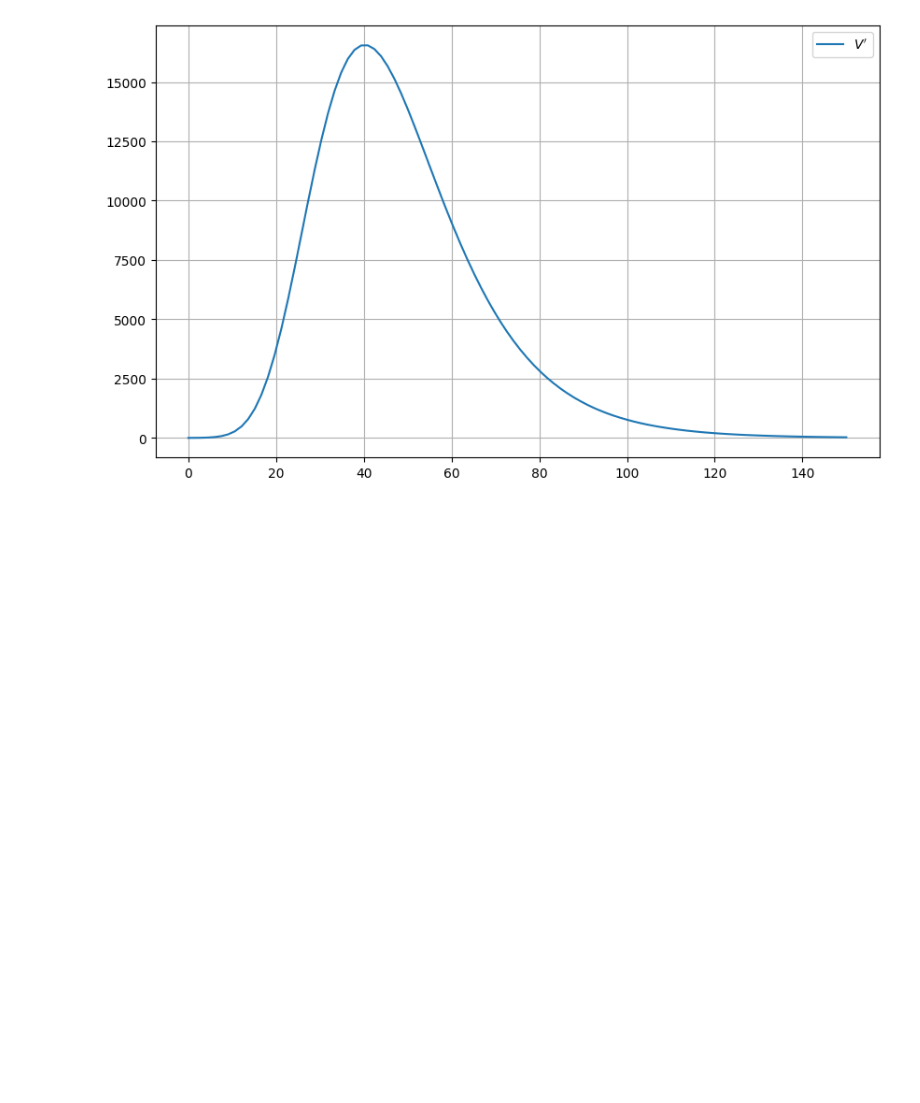
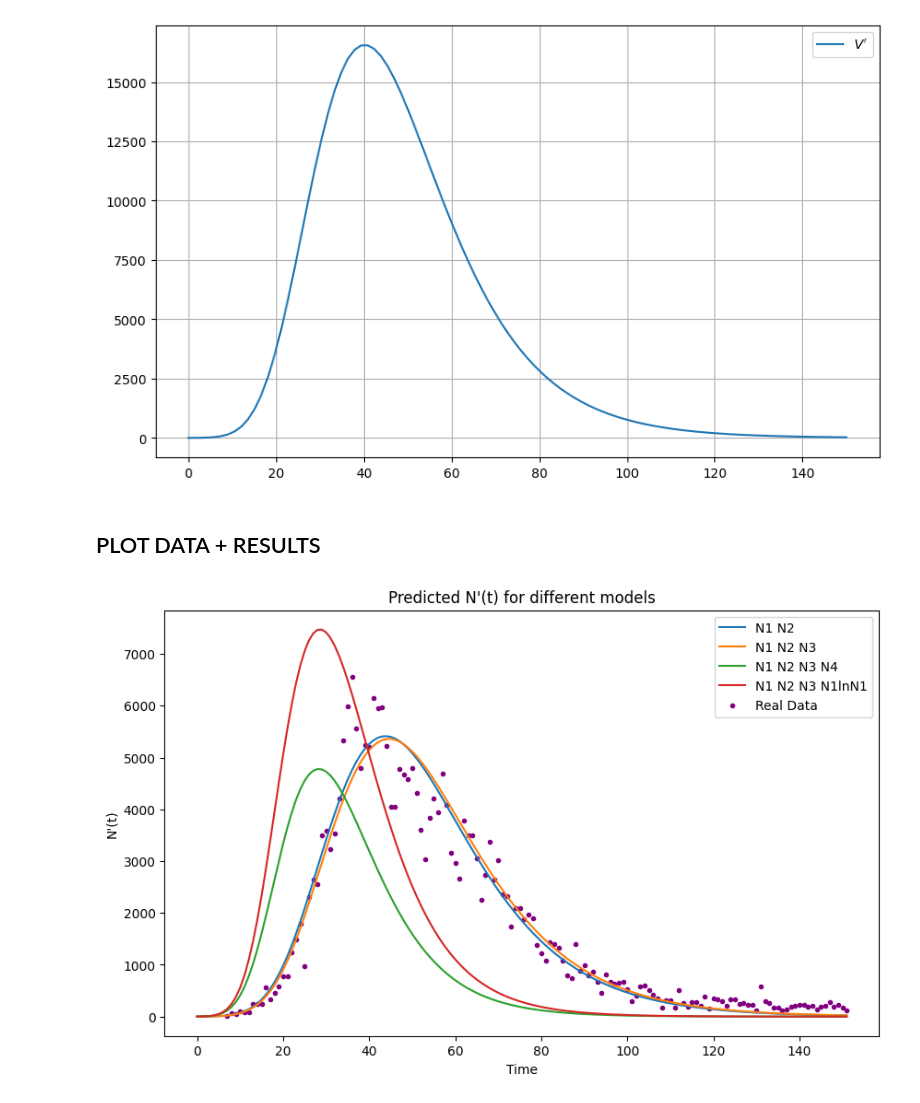
Before and after one commit to Naarsk/Economics, a Jupyter notebook: Econometrics/Coronavirus/coronav.ipynb, the cells around one changed output. Cells and saved outputs as stored; diff of their text form; code cells hidden in the pictures; blank space fills up the shorter version.

```diff
--- a/Econometrics/Coronavirus/coronav.ipynb
+++ b/Econometrics/Coronavirus/coronav.ipynb
@@ -145,3 +140,5 @@ plt.legend()
 plt.show()
 # %% [output]
 [figure]
+# %% [markdown]
+## PLOT DATA + RESULTS
@@ -147,0 +173,42 @@ plt.show()
+# %%
+def N_prime_func(t_values, epsilon, alpha_1, alpha_2, N0=3):
+    V0 = N0**(-epsilon)
+    VSS = alpha_2/(1-alpha_1)
+
+    def V_func(t):
+        return (V0-VSS)*np.exp(epsilon*(1-alpha_1)*t) + VSS
+
+    def V_prime_func(t):
+        return epsilon*(1-alpha_1)*(V0-VSS)*np.exp(epsilon*(1-alpha_1)*t)
+
+    # Generate x values
+    V_values = V_func(t_values)
+    V_prime_values = V_prime_func(t_values)
+
+    N_values = V_values**(-1/epsilon)
+    N_prime_values = -N_values*V_prime_values/(epsilon*V_values)
+
+    return N_prime_values
+# %%
+t_values = np.arange(len(italy_df['New_cases']))
+
+# Compute N_prime_func for each model
+plt.figure(figsize=(10, 6))
+N0=3
+for i, row in model_df.iterrows():
+    N_prime_values = N_prime_func(t_values, row['epsilon'], row['alpha_1'], row['alpha_2'], N0=1)
+    plt.plot(t_values, N_prime_values, label=row['instruments'])
+
+# Load real data (replace with actual dataset)
+# Assuming real data is a DataFrame with columns: 'time' and 'N_prime_real'
+
+# Plot real data
+plt.scatter(t_values, italy_df['New_cases'], label='Real Data', marker='.', color='purple')
+
+plt.xlabel('Time')
+plt.ylabel('N\'(t)')
+plt.title('Predicted N\'(t) for different models')
+plt.legend()
+plt.show()
+# %% [output]
+[figure, added]
```
Also changed, not shown: parts of 6 cells of this notebook, 25 other files.
